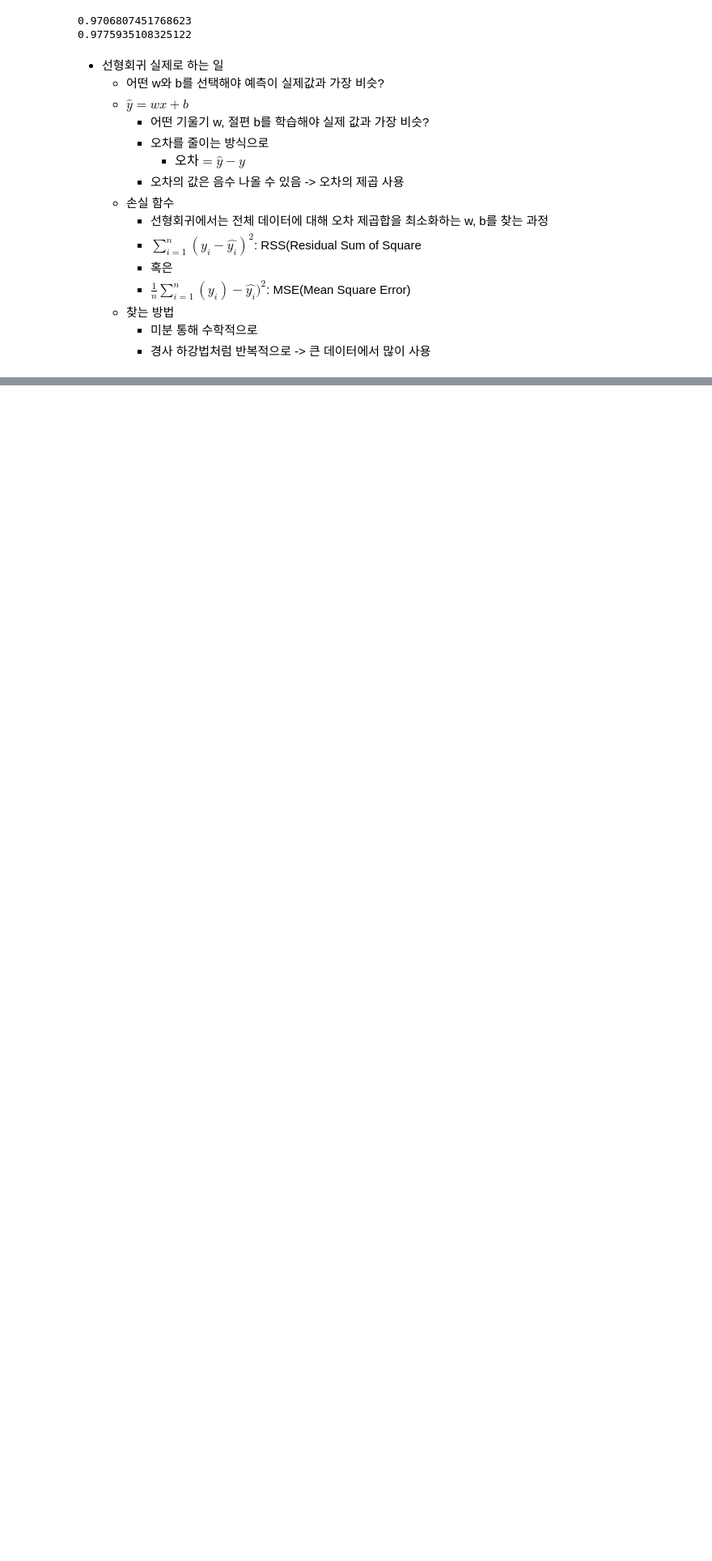
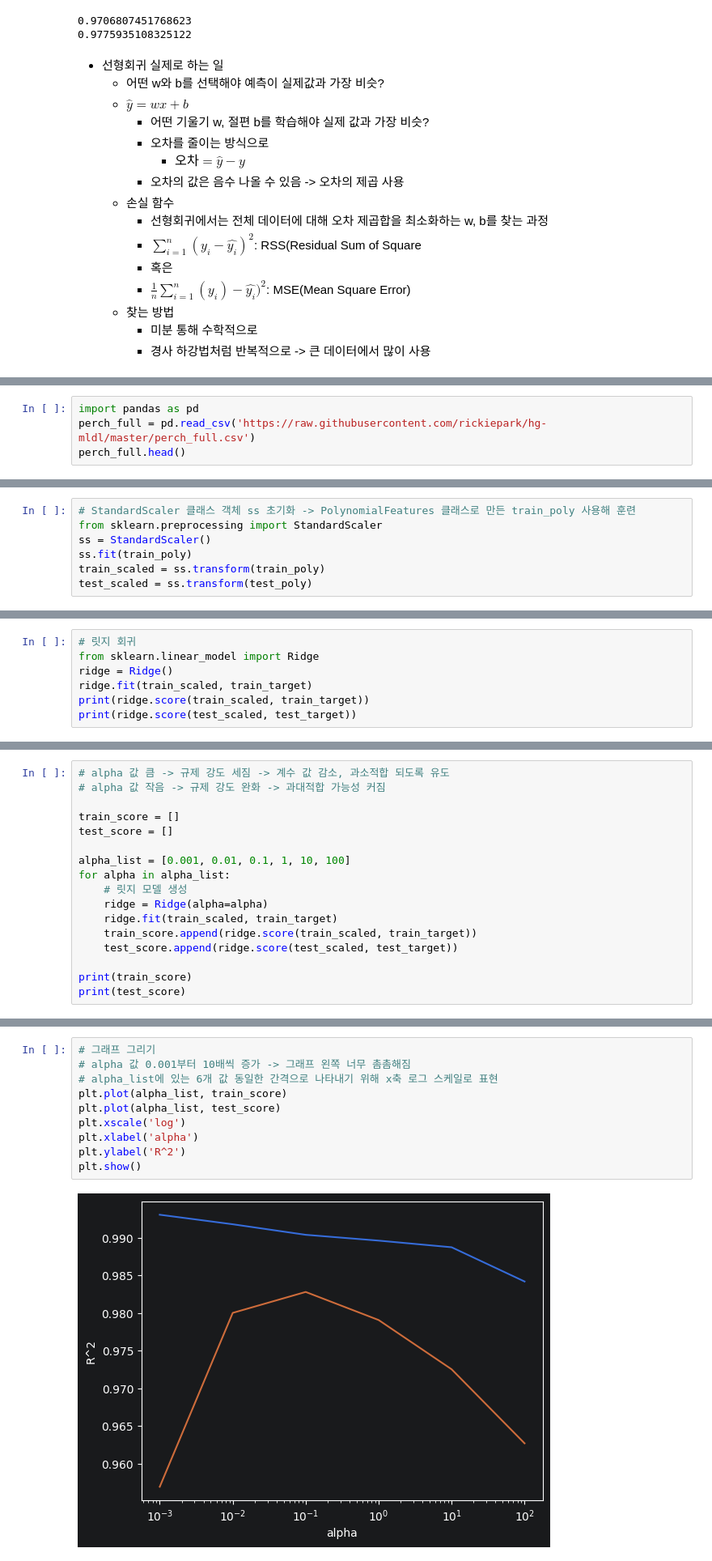
Before and after one commit to riririmmm/Univ4-1_MachineLearning, a Jupyter notebook: Chapter03.ipynb, the cells around one changed output, grey strips where cells are left out. Shown at 81% size. Cells and saved outputs as stored; diff of their text form; blank space fills up the shorter version.

```diff
--- a/Chapter03.ipynb
+++ b/Chapter03.ipynb
@@ -264,0 +273,4 @@ print(lr.score(test_poly, test_target))
+# %%
+import pandas as pd
+perch_full = pd.read_csv('https://raw.githubusercontent.com/rickiepark/hg-mldl/master/perch_full.csv')
+perch_full.head()
@@ -264,0 +383,7 @@ print(lr.score(test_poly, test_target))
+# %%
+# StandardScaler 클래스 객체 ss 초기화 -> PolynomialFeatures 클래스로 만든 train_poly 사용해 훈련
+from sklearn.preprocessing import StandardScaler
+ss = StandardScaler()
+ss.fit(train_poly)
+train_scaled = ss.transform(train_poly)
+test_scaled = ss.transform(test_poly)
@@ -264,0 +396,7 @@ print(lr.score(test_poly, test_target))
+# %%
+# 릿지 회귀
+from sklearn.linear_model import Ridge
+ridge = Ridge()
+ridge.fit(train_scaled, train_target)
+print(ridge.score(train_scaled, train_target))
+print(ridge.score(test_scaled, test_target))
@@ -264,0 +406,17 @@ print(lr.score(test_poly, test_target))
+# %%
+# alpha 값 큼 -> 규제 강도 세짐 -> 계수 값 감소, 과소적합 되도록 유도
+# alpha 값 작음 -> 규제 강도 완화 -> 과대적합 가능성 커짐
+
+train_score = []
+test_score = []
+
+alpha_list = [0.001, 0.01, 0.1, 1, 10, 100]
+for alpha in alpha_list:
+    # 릿지 모델 생성
+    ridge = Ridge(alpha=alpha)
+    ridge.fit(train_scaled, train_target)
+    train_score.append(ridge.score(train_scaled, train_target))
+    test_score.append(ridge.score(test_scaled, test_target))
+
+print(train_score)
+print(test_score)
@@ -264,0 +426,12 @@ print(lr.score(test_poly, test_target))
+# %%
+# 그래프 그리기
+# alpha 값 0.001부터 10배씩 증가 -> 그래프 왼쪽 너무 촘촘해짐
+# alpha_list에 있는 6개 값 동일한 간격으로 나타내기 위해 x축 로그 스케일로 표현
+plt.plot(alpha_list, train_score)
+plt.plot(alpha_list, test_score)
+plt.xscale('log')
+plt.xlabel('alpha')
+plt.ylabel('R^2')
+plt.show()
+# %% [output]
+[figure, added]
```
Also changed, not shown: parts of 23 cells of this notebook.
